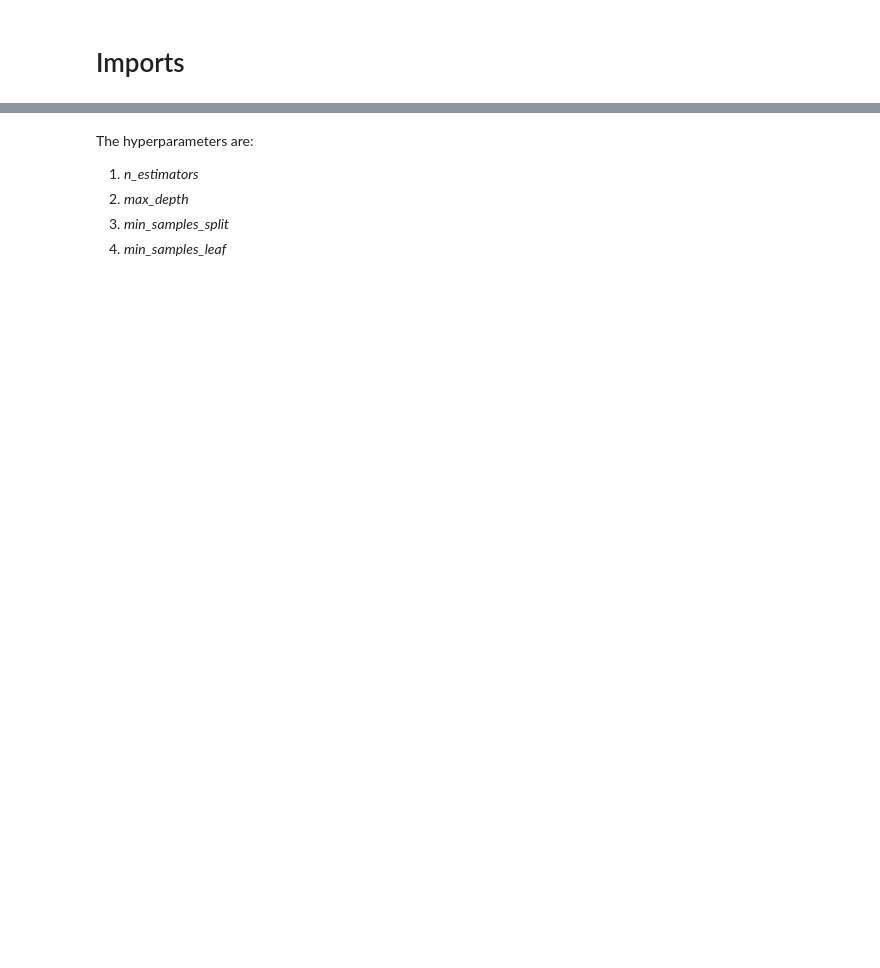
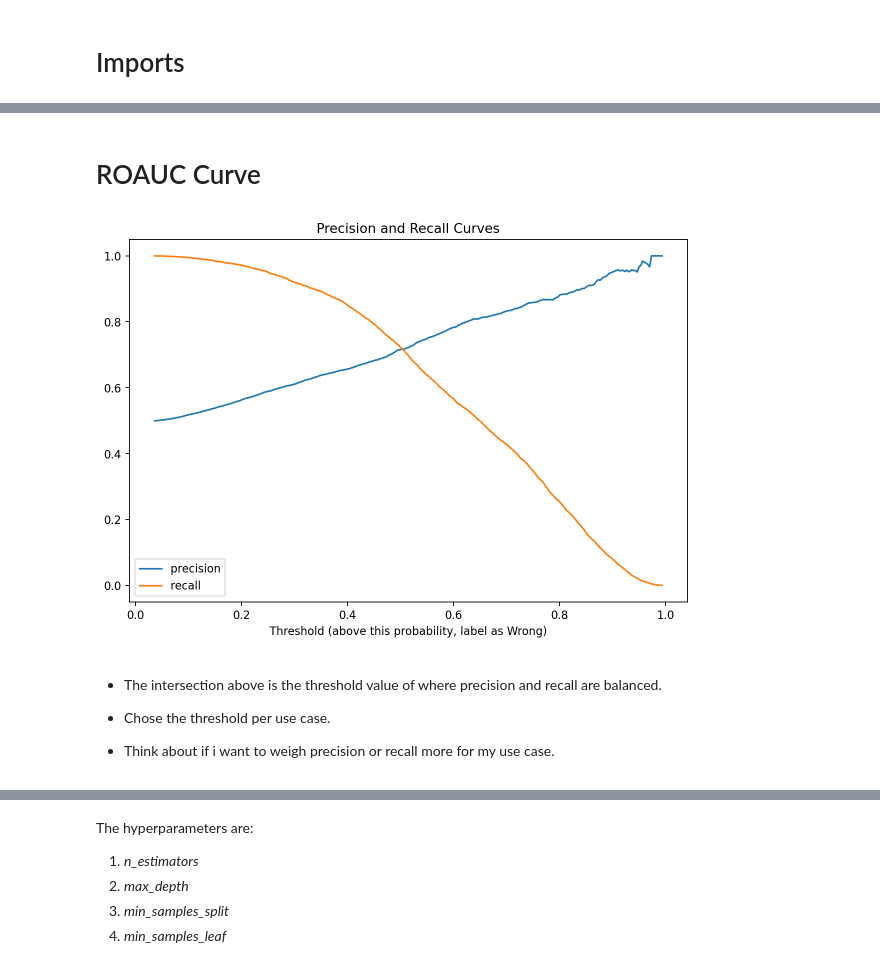
Before and after one commit to JGarrechtMetzger/Project3, a Jupyter notebook: Working Notebooks/NBA_random_forest_nb3.ipynb, the cells around one changed output, grey strips where cells are left out. Saved outputs shown, nothing was run; the diff lists cells and outputs as text; code cells hidden in the pictures; blank space fills up the shorter version.

```diff
--- a/Working Notebooks/NBA_random_forest_nb3.ipynb
+++ b/Working Notebooks/NBA_random_forest_nb3.ipynb
@@ -5,26 +5,19 @@ import matplotlib.pyplot as plt
 import matplotlib.cm as cm
 import numpy as np
 import pandas as pd
-import random
-import seaborn as sns
-from sklearn.svm import LinearSVC
-from sklearn.svm import SVC
 
 import itertools
 from sklearn.tree import DecisionTreeClassifier, DecisionTreeRegressor
 from sklearn.ensemble import (RandomForestClassifier, ExtraTreesClassifier, VotingClassifier,
                               AdaBoostClassifier, BaggingRegressor, StackingClassifier)
-
-from sklearn.neighbors import KNeighborsClassifier
-from sklearn.naive_bayes import GaussianNB, MultinomialNB, BernoulliNB
-from sklearn.linear_model import LogisticRegression
+from sklearn.metrics import precision_score, recall_score, precision_recall_curve,f1_score, fbeta_score, classification_report
+from sklearn.model_selection import cross_val_score
 from sklearn.metrics import accuracy_score, make_scorer, confusion_matrix
 from sklearn.metrics import roc_auc_score, roc_curve
 from sklearn.model_selection import train_test_split, GridSearchCV, cross_validate
-from sklearn.datasets import fetch_california_housing
+
 %config InlineBackend.figure_formats = ['retina']  # or svg
 %matplotlib inline
 
 plt.rcParams['figure.figsize'] = (9, 6)
-sns.set(context='notebook', style='whitegrid', font_scale=1.2)
 # %% [markdown]
@@ -46,3 +42,7 @@ KeyboardInterrupt:
 # %%
-y_predict=randomforest.predict(X_test)
+randomforest = RandomForestClassifier(n_estimators=300)
+randomforest.fit(X_train, y_train)
+print("The accuracy score for Random Forest is")
+print("Training: {:6.2f}%".format(100*randomforest.score(X_train, y_train)))
+print("Test set: {:6.2f}%".format(100*randomforest.score(X_test, y_test)))
 # %% [output]
@@ -90,0 +84,22 @@ voting_classifer.fit(X_train, y_train)
+# %% [markdown]
+# ROAUC Curve
+# %%
+#Let's use probabilities to make a curve showing us how recall
+# and thresholds trade off
+
+precision_curve, recall_curve, threshold_curve = precision_recall_curve(y_test, randomforest.predict_proba(X_test)[:,1] )
+
+plt.figure(dpi=80)
+plt.plot(threshold_curve, precision_curve[1:],label='precision')
+plt.plot(threshold_curve, recall_curve[1:], label='recall')
+plt.legend(loc='lower left')
+plt.xlabel('Threshold (above this probability, label as Wrong)');
+plt.title('Precision and Recall Curves');
+# %% [output]
+[figure, added]
+# %% [markdown]
+* The intersection above is the threshold value of where precision and recall are balanced.
+
+* Chose the threshold per use case.
+
+* Think about if i want to weigh precision or recall more for my use case.
```
Also changed, not shown: parts of 34 cells of this notebook, 4 other files.
